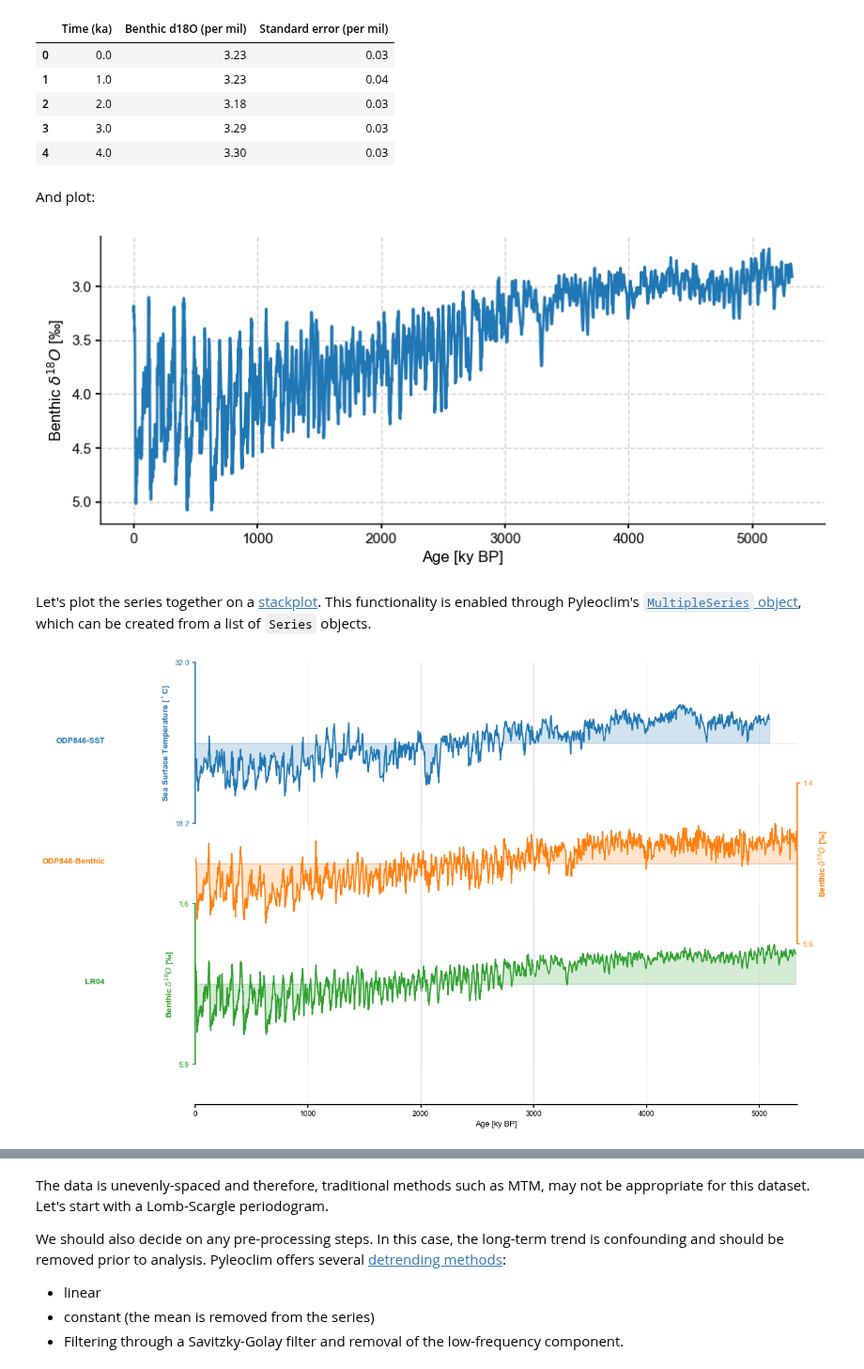
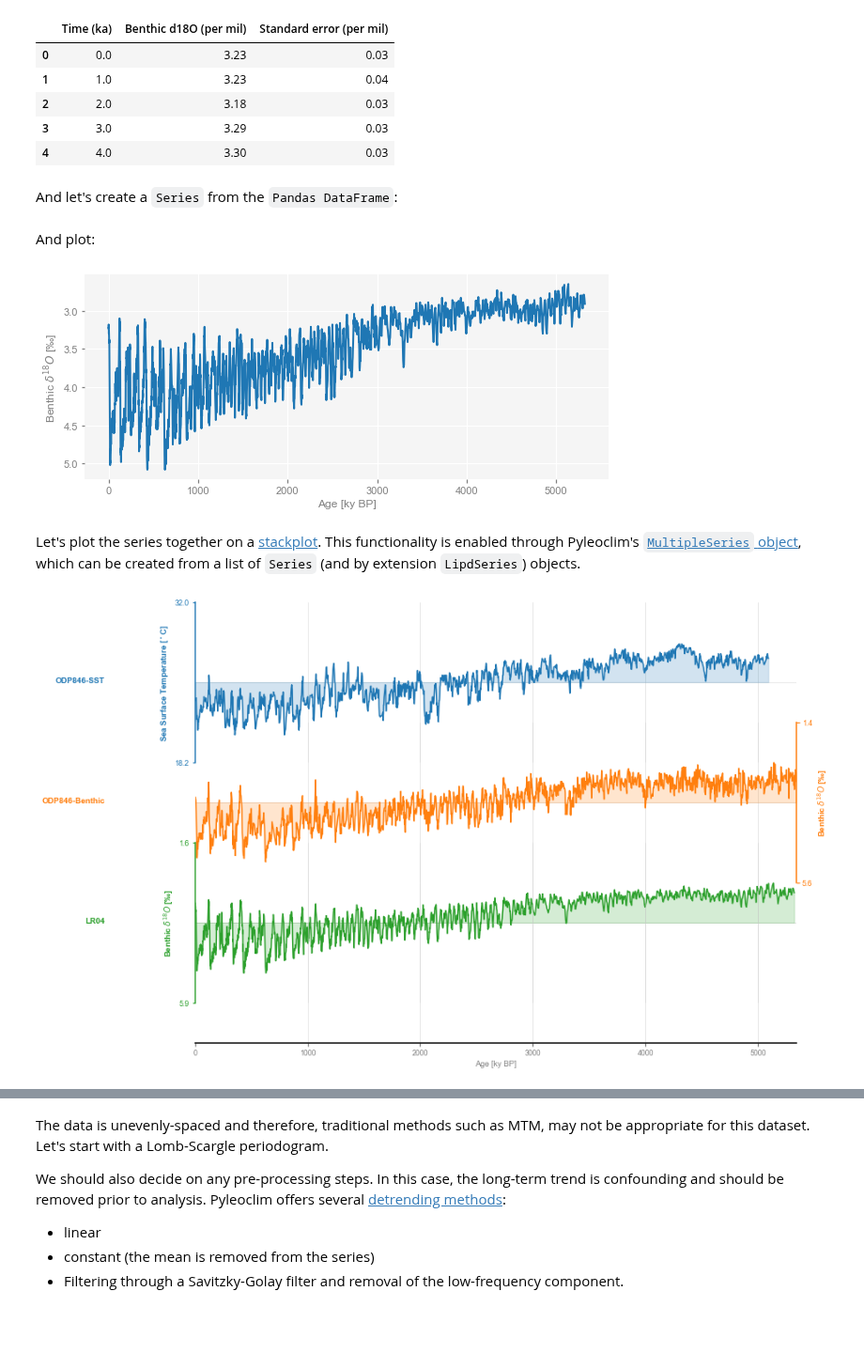
Before and after one commit to LinkedEarth/PyleoclimPaper, a Jupyter notebook: Orbital Cycles/Chasing orbital cyclicities.ipynb, the cells around one changed output, grey strips where cells are left out. Shown at 94% size. Cells and saved outputs as stored; diff of their text form; code cells hidden in the pictures; blank space fills up the shorter version.

```diff
--- a/Orbital Cycles/Chasing orbital cyclicities.ipynb
+++ b/Orbital Cycles/Chasing orbital cyclicities.ipynb
@@ -30,6 +36,13 @@ Let's import this file into Pyleoclim and make a informational dashboard about t
 # %%
+!pip install demjson --upgrade #Necessary if running on myBinder.
 import pyleoclim as pyleo
 import matplotlib.pyplot as plt
 import pandas as pd
 import seaborn as sns
 import numpy as np
+
+# For insolation curves, let's use climlab
+from climlab.solar.orbital import OrbitalTable
+from climlab.solar.insolation import daily_insolation
+
+pyleo.set_style('web') #set the figure style
@@ -135,19 +148,21 @@ df.head()
 | 2 | 2.0 | 3.18 | 0.03 |
 | 3 | 3.0 | 3.29 | 0.03 |
 | 4 | 4.0 | 3.30 | 0.03 |
+# %% [markdown]
+And let's create a `Series` from the `Pandas DataFrame`:
 # %%
 lr04 = pyleo.Series(time=df.iloc[:,0],value=df.iloc[:,1],value_name='Benthic $\delta^{18}O$',value_unit=u'\u2030',
                    time_name='Age',time_unit='ky BP',label='LR04')
 # %% [markdown]
 And plot:
 # %%
-fig,ax = lr04.plot(legend=False, mute=True)
-ax.invert_yaxis()
+fig,ax = lr04.plot(legend=False)
+ax.invert_yaxis() #invert the y-axis by convention
 pyleo.showfig(fig)
 # %% [output]
-[figure, old version]
+[figure, new version]
 # %% [markdown]
-Let's plot the series together on a [stackplot](https://pyleoclim-util.readthedocs.io/en/master/core/ui.html#pyleoclim.core.ui.MultipleSeries.stackplot). This functionality is enabled through Pyleoclim's [`MultipleSeries` object](https://pyleoclim-util.readthedocs.io/en/master/core/ui.html#multipleseries-pyleoclim-multipleseries), which can be created from a list of `Series` objects.
+Let's plot the series together on a [stackplot](https://pyleoclim-util.readthedocs.io/en/master/core/ui.html#pyleoclim.core.ui.MultipleSeries.stackplot). This functionality is enabled through Pyleoclim's [`MultipleSeries` object](https://pyleoclim-util.readthedocs.io/en/master/core/ui.html#multipleseries-pyleoclim-multipleseries), which can be created from a list of `Series` (and by extension `LipdSeries`) objects.
 # %%
 ms = pyleo.MultipleSeries([ts,ts_benthic,lr04])
 fig,ax = ms.stackplot(figsize=[10,8],labels=['ODP846-SST','ODP846-Benthic','LR04'], mute=True)
@@ -155,7 +170,7 @@ ax[1].invert_yaxis()
 ax[2].invert_yaxis()
 pyleo.showfig(fig)
 # %% [output]
-[figure, old version]
+[figure, new version]
 # %% [markdown]
 ## <a name='analysis'>Spectral and Wavelet Analysis</a>
 
```
Also changed, not shown: parts of 32 cells of this notebook, 21 other files.
